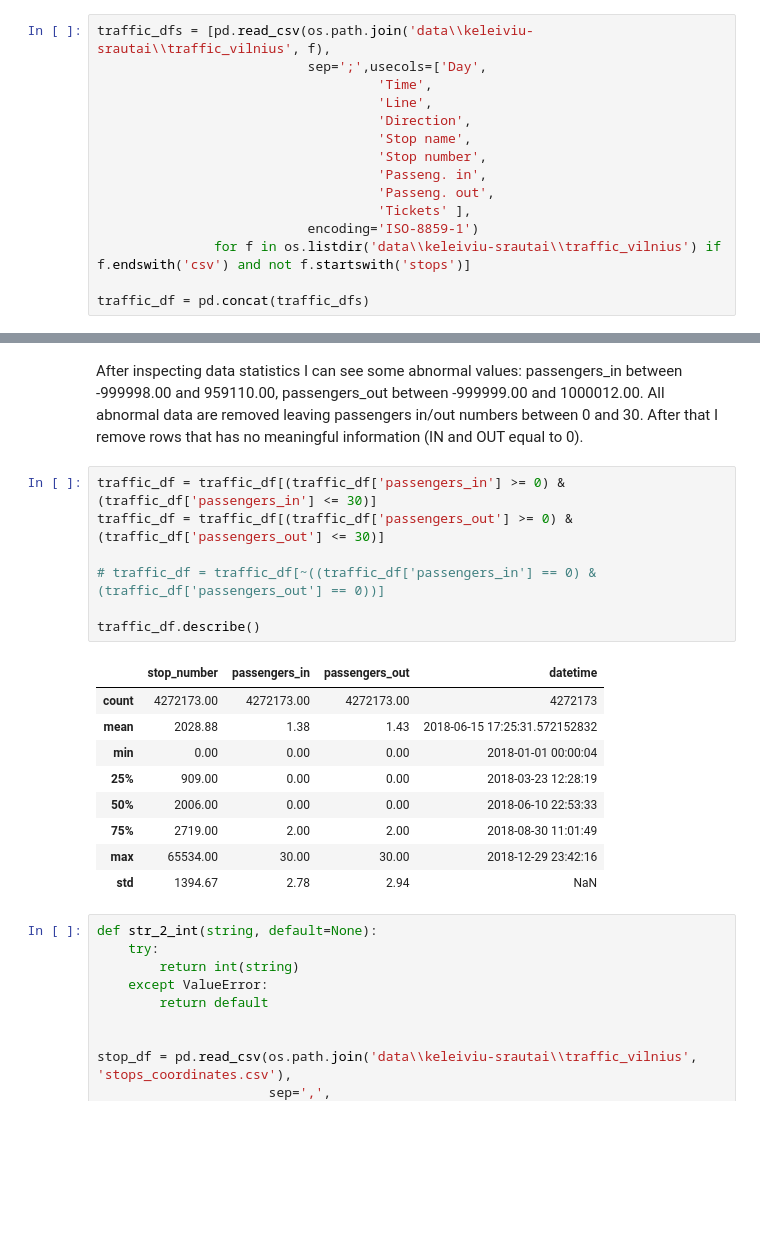
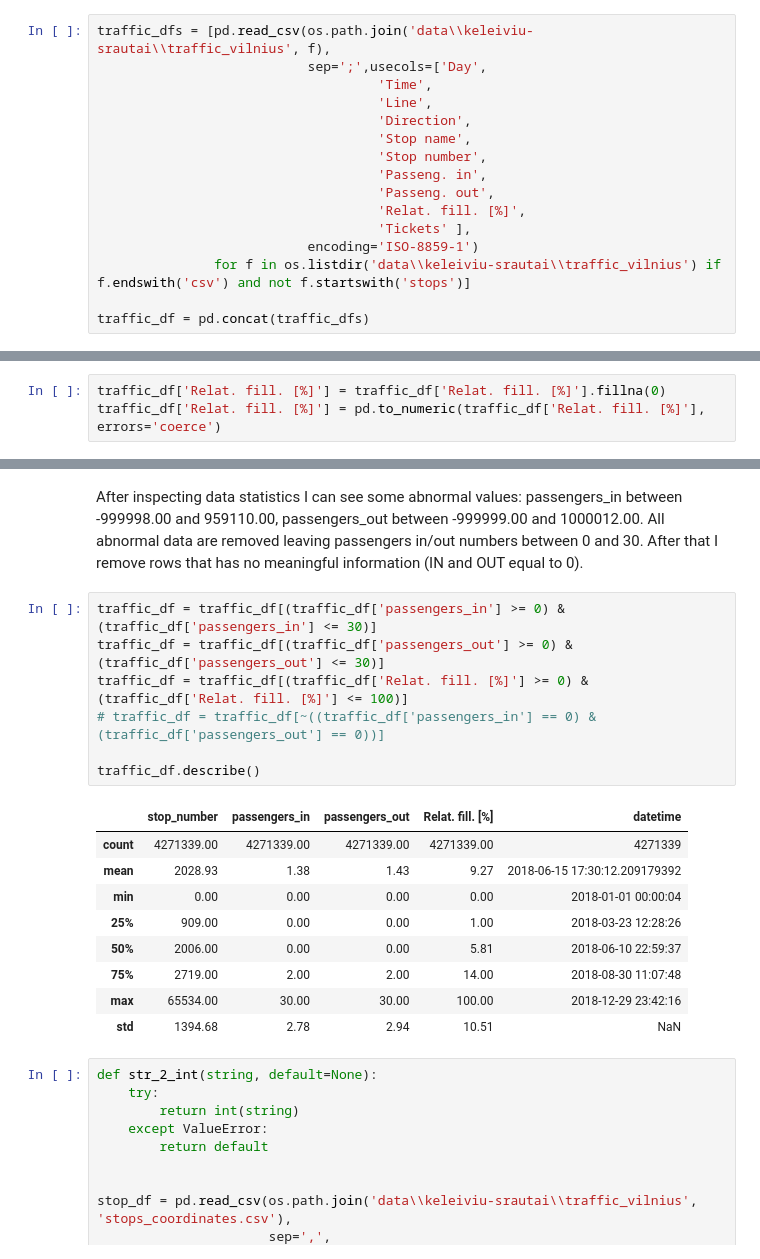
Before and after one commit to pdmsk/transport_ticketing_vilnius, a Jupyter notebook: Vilnius public transport passengers traffic.ipynb, the cells around one changed output, grey strips where cells are left out. Drawn from its saved outputs; the diff is of its cells as text; blank space fills up the shorter version.

```diff
--- a/Vilnius public transport passengers traffic.ipynb
+++ b/Vilnius public transport passengers traffic.ipynb
@@ -73,6 +146,7 @@ traffic_dfs = [pd.read_csv(os.path.join('data\\keleiviu-srautai\\traffic_vilnius
                                     'Stop number',
                                     'Passeng. in',
                                     'Passeng. out',
+                                    'Relat. fill. [%]',
                                     'Tickets' ],
                            encoding='ISO-8859-1')
                for f in os.listdir('data\\keleiviu-srautai\\traffic_vilnius') if f.endswith('csv') and not f.startswith('stops')]
@@ -93,4 +168,7 @@ Tickets            0
 dtype: int64
+# %%
+traffic_df['Relat. fill. [%]'] = traffic_df['Relat. fill. [%]'].fillna(0)
+traffic_df['Relat. fill. [%]'] = pd.to_numeric(traffic_df['Relat. fill. [%]'], errors='coerce')
 # %%
 traffic_df['Passeng. in'] = traffic_df['Passeng. in'].astype('int64')
 traffic_df['Passeng. out'] = traffic_df['Passeng. out'].astype('int64')
@@ -122,20 +200,20 @@ After inspecting data statistics I can see some abnormal values: passengers_in b
 # %%
 traffic_df = traffic_df[(traffic_df['passengers_in'] >= 0) & (traffic_df['passengers_in'] <= 30)]
 traffic_df = traffic_df[(traffic_df['passengers_out'] >= 0) & (traffic_df['passengers_out'] <= 30)]
-
+traffic_df = traffic_df[(traffic_df['Relat. fill. [%]'] >= 0) & (traffic_df['Relat. fill. [%]'] <= 100)]
 # traffic_df = traffic_df[~((traffic_df['passengers_in'] == 0) & (traffic_df['passengers_out'] == 0))]
 
 traffic_df.describe()
 # %% [output]
-|  | stop_number | passengers_in | passengers_out | datetime |
-| count | 4272173.00 | 4272173.00 | 4272173.00 | 4272173 |
-| mean | 2028.88 | 1.38 | 1.43 | 2018-06-15 17:25:31.572152832 |
-| min | 0.00 | 0.00 | 0.00 | 2018-01-01 00:00:04 |
-| 25% | 909.00 | 0.00 | 0.00 | 2018-03-23 12:28:19 |
-| 50% | 2006.00 | 0.00 | 0.00 | 2018-06-10 22:53:33 |
-| 75% | 2719.00 | 2.00 | 2.00 | 2018-08-30 11:01:49 |
-| max | 65534.00 | 30.00 | 30.00 | 2018-12-29 23:42:16 |
-| std | 1394.67 | 2.78 | 2.94 | NaN |
+|  | stop_number | passengers_in | passengers_out | Relat. fill. [%] | datetime |
+| count | 4271339.00 | 4271339.00 | 4271339.00 | 4271339.00 | 4271339 |
+| mean | 2028.93 | 1.38 | 1.43 | 9.27 | 2018-06-15 17:30:12.209179392 |
+| min | 0.00 | 0.00 | 0.00 | 0.00 | 2018-01-01 00:00:04 |
+| 25% | 909.00 | 0.00 | 0.00 | 1.00 | 2018-03-23 12:28:26 |
+| 50% | 2006.00 | 0.00 | 0.00 | 5.81 | 2018-06-10 22:59:37 |
+| 75% | 2719.00 | 2.00 | 2.00 | 14.00 | 2018-08-30 11:07:48 |
+| max | 65534.00 | 30.00 | 30.00 | 100.00 | 2018-12-29 23:42:16 |
+| std | 1394.68 | 2.78 | 2.94 | 10.51 | NaN |
 # %%
 def str_2_int(string, default=None):
     try:
```
Also changed, not shown: parts of 215 cells of this notebook.
